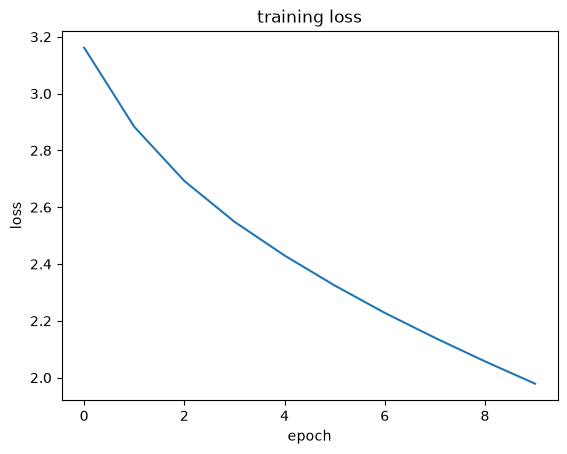
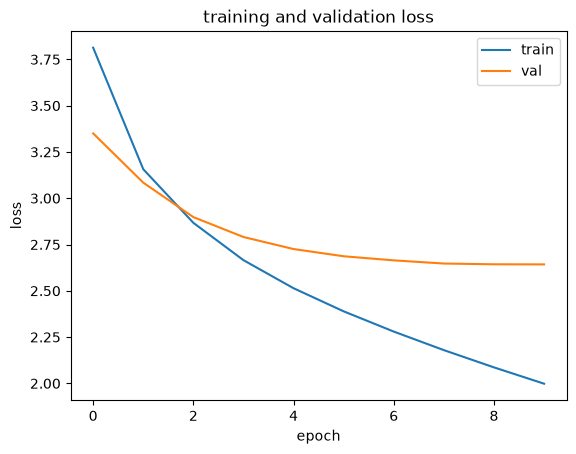
Code edit (unified diff) that turned the first committed figure into the second:
--- before
+++ after
@@ -1,7 +1,8 @@
-losses = [3.1616, 2.8831, 2.6925, 2.5488, 2.4300, 2.3245, 2.2281, 2.1403, 2.0573, 1.9787]
-plt.plot(losses)
+plt.plot(train_losses, label="train")
+plt.plot(val_losses, label="val")
 plt.xlabel("epoch")
 plt.ylabel("loss")
-plt.title("training loss")
+plt.legend()
+plt.title("training and validation loss")
 plt.savefig("loss.png")
 plt.show()

Commit: polished a bit